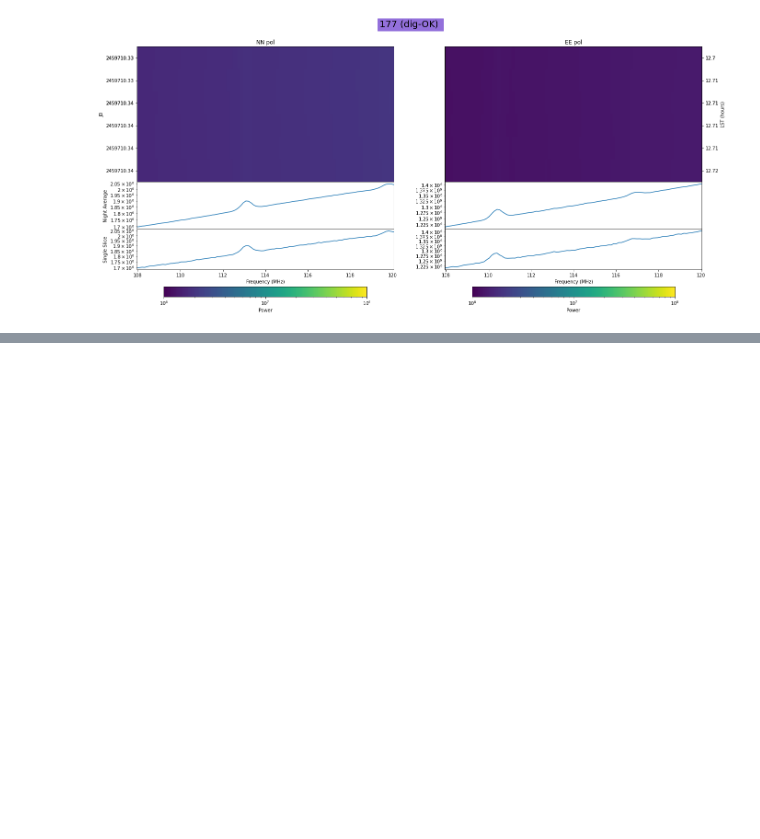
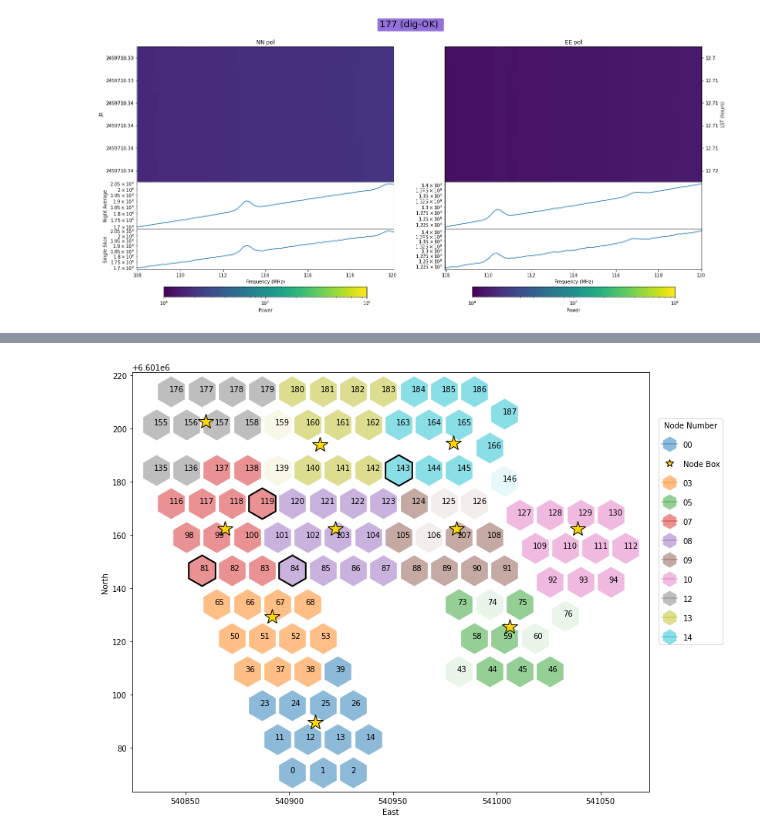
Before and after one commit to HERA-Team/hera_commissioning_tools, a Jupyter notebook: notebooks/plot_library.ipynb, the cells around one changed output, grey strips where cells are left out. Cells and saved outputs as stored; diff of their text form; code cells hidden in the pictures; blank space fills up the shorter version.

```diff
--- a/notebooks/plot_library.ipynb
+++ b/notebooks/plot_library.ipynb
@@ -53,0 +82,4 @@ Passing parameters norm and vmin/vmax simultaneously is deprecated since 3.3 and
+# %%
+plots.plot_antenna_positions(uv_sum_sky,badAnts=[81,84,119,143])
+# %% [output]
+[figure, added]
```
Also changed, not shown: parts of 8 cells of this notebook, 7 other files.
